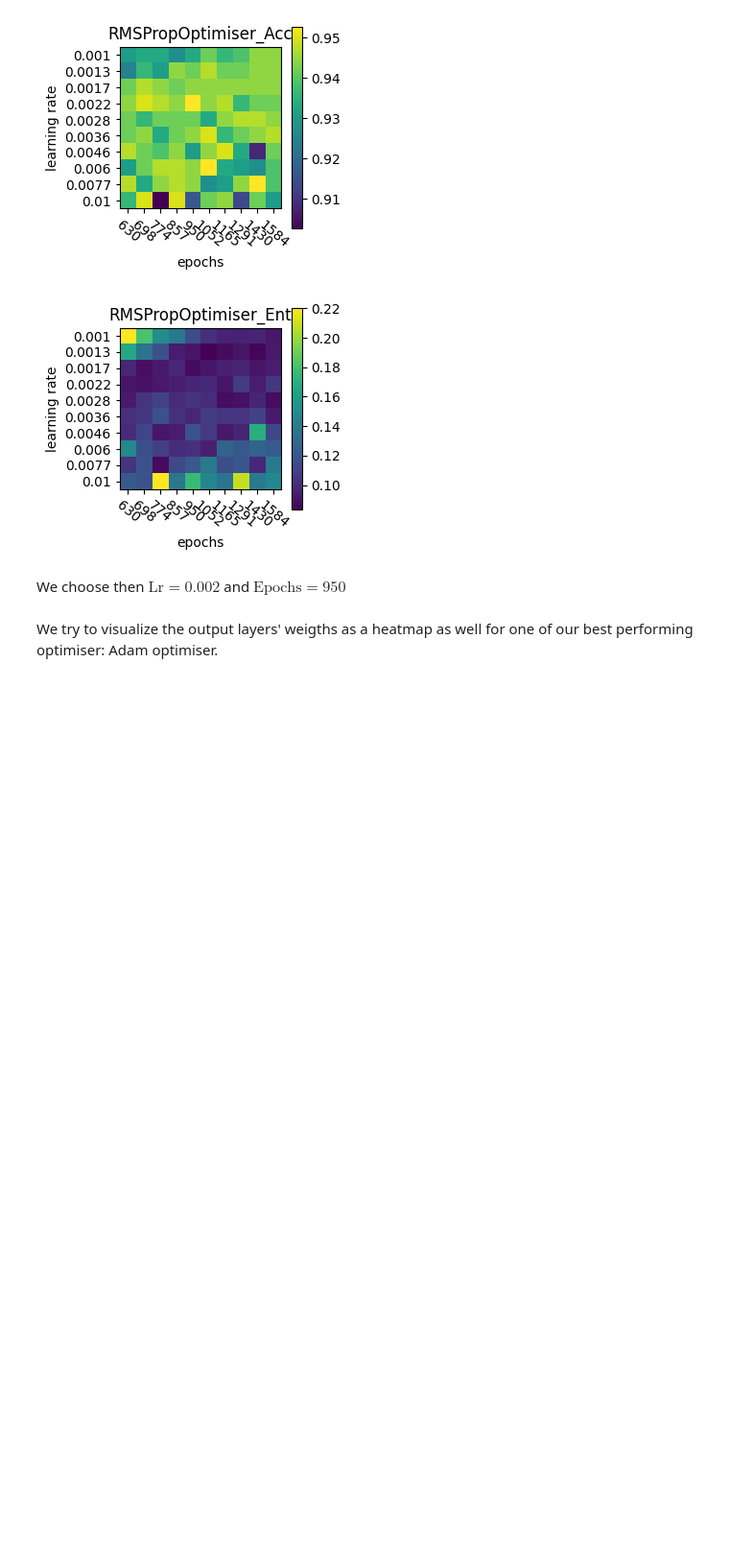
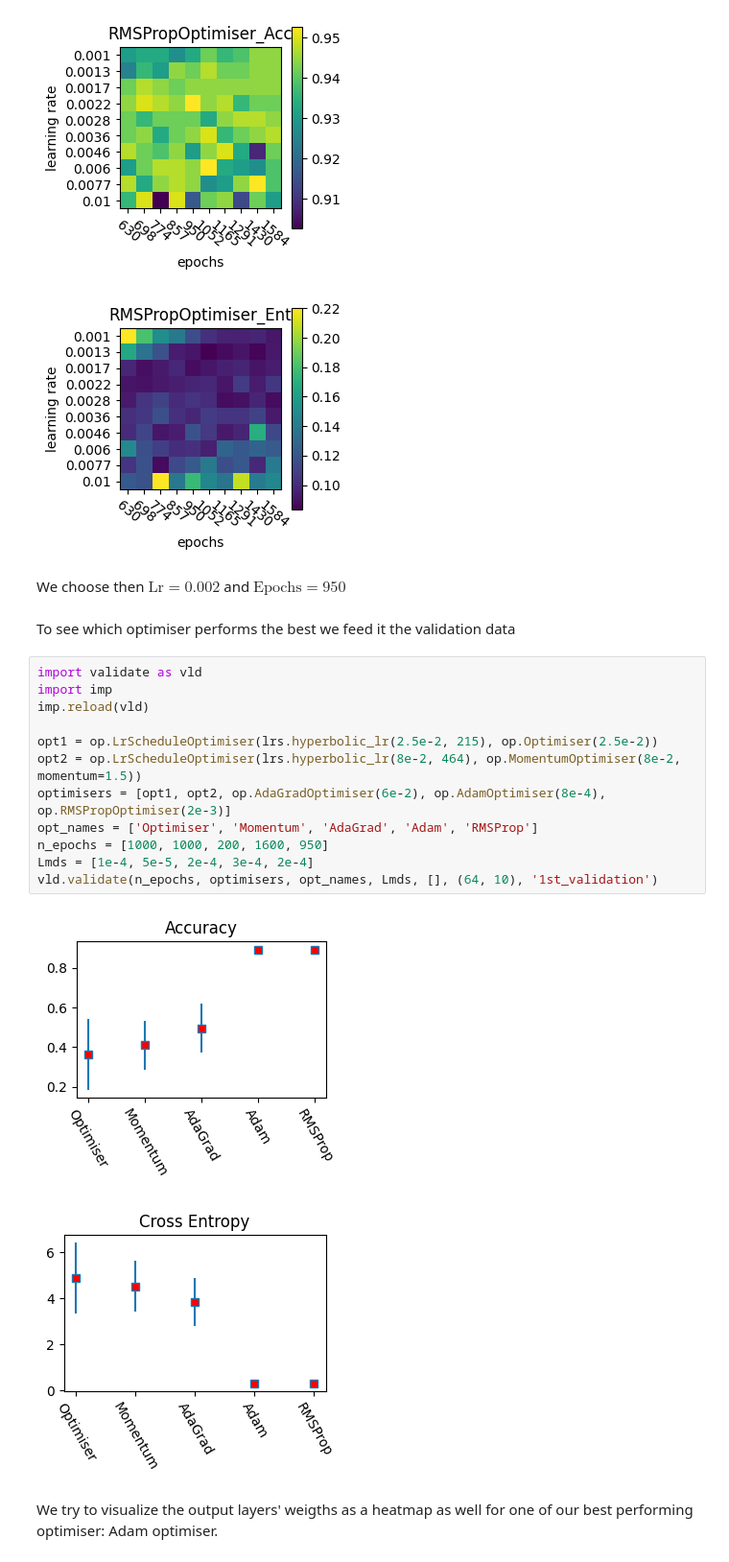
Before and after one commit to DavidSvejda2507/FYS-STK4155-Project-2, a Jupyter notebook: Notebook.ipynb, the cells around one changed output. Shown at 96% size. Drawn from its saved outputs; the diff is of its cells as text; blank space fills up the shorter version.

```diff
--- a/Notebook.ipynb
+++ b/Notebook.ipynb
@@ -373,6 +373,23 @@ plot.plot_lr_epochs(f'{base}/Ent_{opt}Nr2.npy', f'{opt}', f'{opt}_Ent', f'Data/P
 [figure]
 # %% [markdown]
 We choose then $\text{Lr} = 0.002$ and $\text{Epochs} = 950$
+# %% [markdown]
+To see which optimiser performs the best we feed it the validation data
+# %%
+import validate as vld
+import imp
+imp.reload(vld)
+
+opt1 = op.LrScheduleOptimiser(lrs.hyperbolic_lr(2.5e-2, 215), op.Optimiser(2.5e-2))
+opt2 = op.LrScheduleOptimiser(lrs.hyperbolic_lr(8e-2, 464), op.MomentumOptimiser(8e-2, momentum=1.5))
+optimisers = [opt1, opt2, op.AdaGradOptimiser(6e-2), op.AdamOptimiser(8e-4), op.RMSPropOptimiser(2e-3)]
+opt_names = ['Optimiser', 'Momentum', 'AdaGrad', 'Adam', 'RMSProp']
+n_epochs = [1000, 1000, 200, 1600, 950]
+Lmds = [1e-4, 5e-5, 2e-4, 3e-4, 2e-4]
+vld.validate(n_epochs, optimisers, opt_names, Lmds, [], (64, 10), '1st_validation')
+# %% [output]
+[figure, added]
+[figure, added]
 # %% [markdown]
 We try to visualize the output layers' weigths as a heatmap as well for one of our best performing optimiser: Adam optimiser.
 # %%
```
Also changed, not shown: parts of 10 cells of this notebook, 10 other files.
